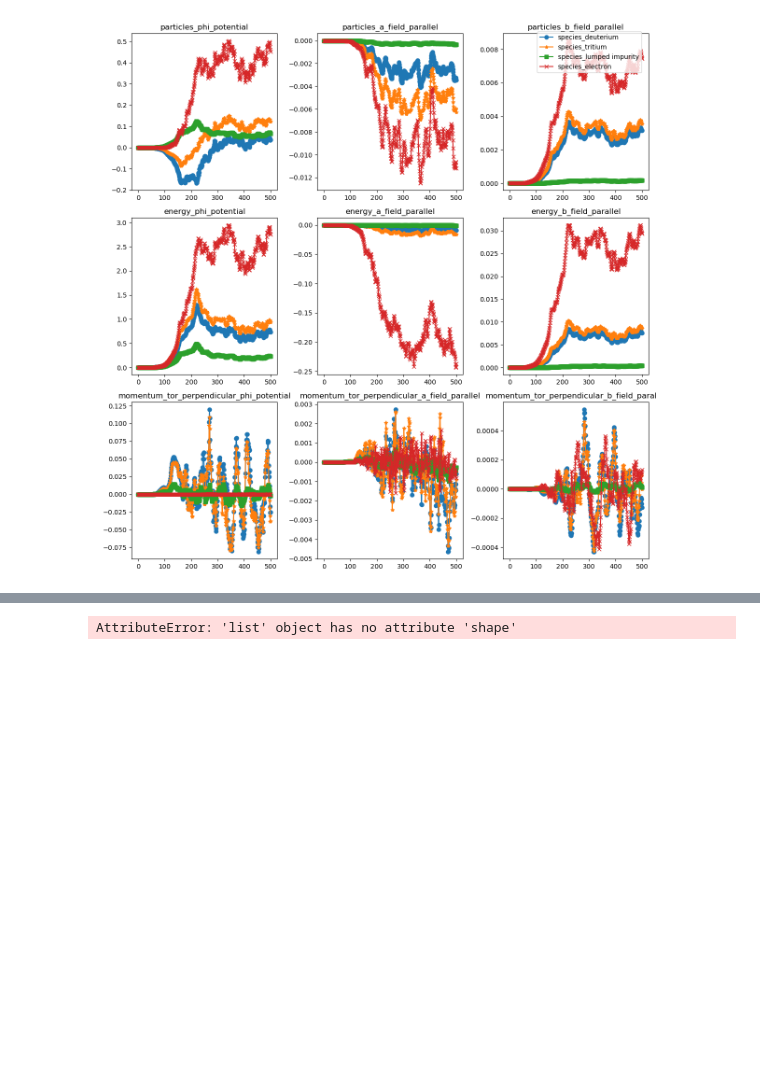
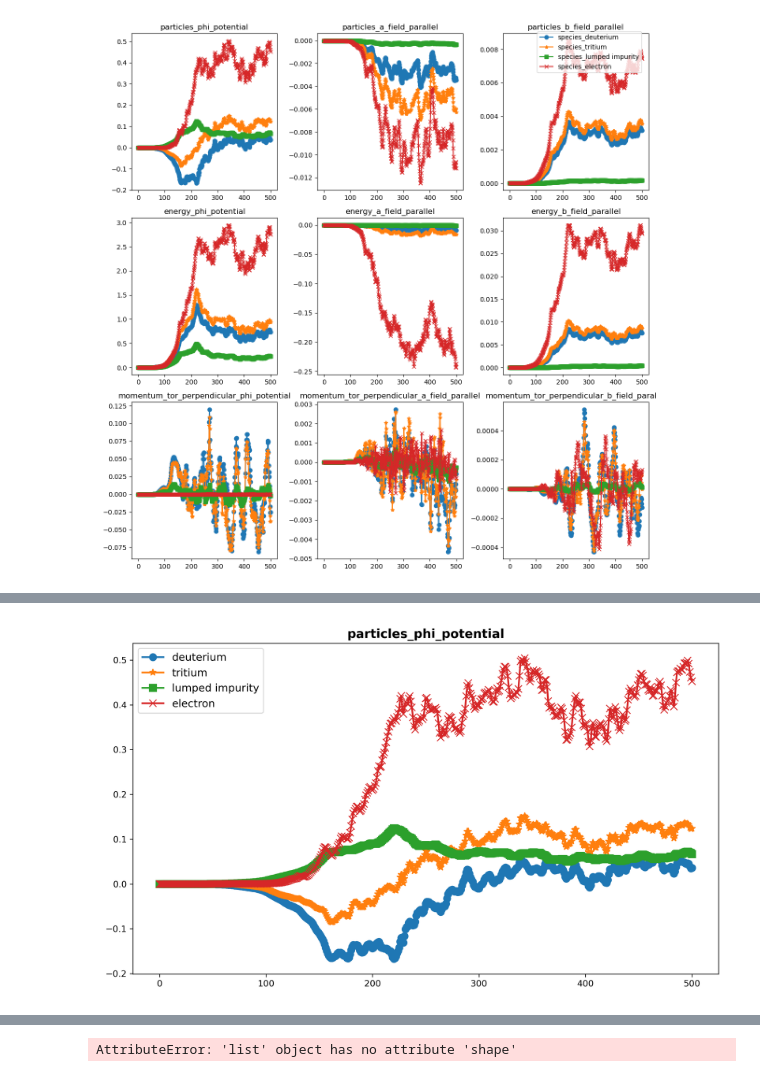
Before and after one commit to Sapientai/MGKDB, a Jupyter notebook: exploration_nbks/9_IMAS_checks_nonlinear_CGYRO.ipynb, the cells around one changed output, grey strips where cells are left out. Drawn from its saved outputs; the diff is of its cells as text; code cells hidden in the pictures; blank space fills up the shorter version.

```diff
--- a/exploration_nbks/9_IMAS_checks_nonlinear_CGYRO.ipynb
+++ b/exploration_nbks/9_IMAS_checks_nonlinear_CGYRO.ipynb
@@ -176,3 +167,29 @@ t1
+# %%
+
+key = plot_vars[0]
+
+# Set figure size (width, height) in inches and DPI for higher resolution
+plt.figure(figsize=(10, 6), dpi=300)  # Increase DPI for clarity
+
+# Plot with customized markers and line styles
+for (i, j), marker in zip(enumerate(species), itertools.cycle('o*sxDhp')):
+    plt.plot(t1[key][i], marker=marker, label=f'{j}', markersize=8, linewidth=2)  # Adjust marker and line size
+
+# Customize title and legend
+plt.title(key, fontsize=14, fontweight='bold')  # Larger, bold title
+plt.legend(fontsize=12)  # Larger legend text
+
+# Adjust tick label size
+plt.tick_params(axis='both', labelsize=10)
+
+# Ensure layout fits well
+plt.tight_layout()
+
+# Save the plot as a high-quality image instead of just showing it
+plt.savefig('plot_1.png', dpi=300, bbox_inches='tight')  # Save as PNG with high DPI
+# plt.show()  # Uncomment if you still want to display it
+# %% [output]
+[figure, added]
 # %%
 df = pd.DataFrame(columns = plot_vars)
 df
```
Also changed, not shown: parts of 4 cells of this notebook, 2 other files.
